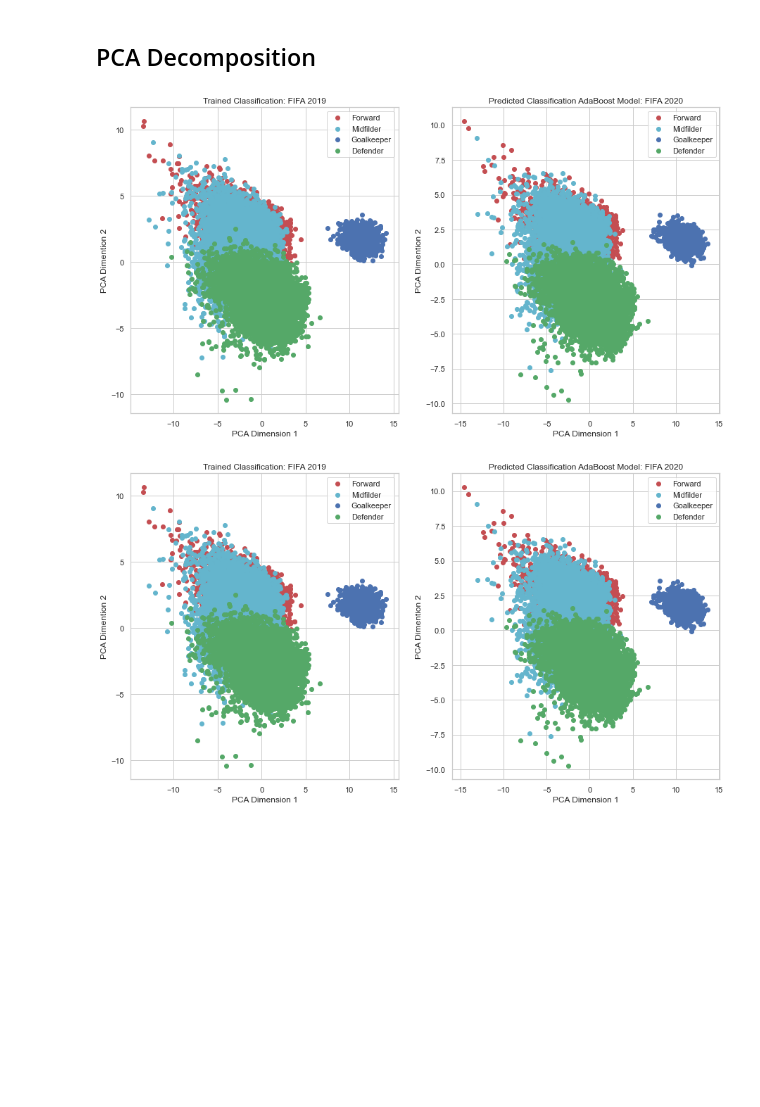
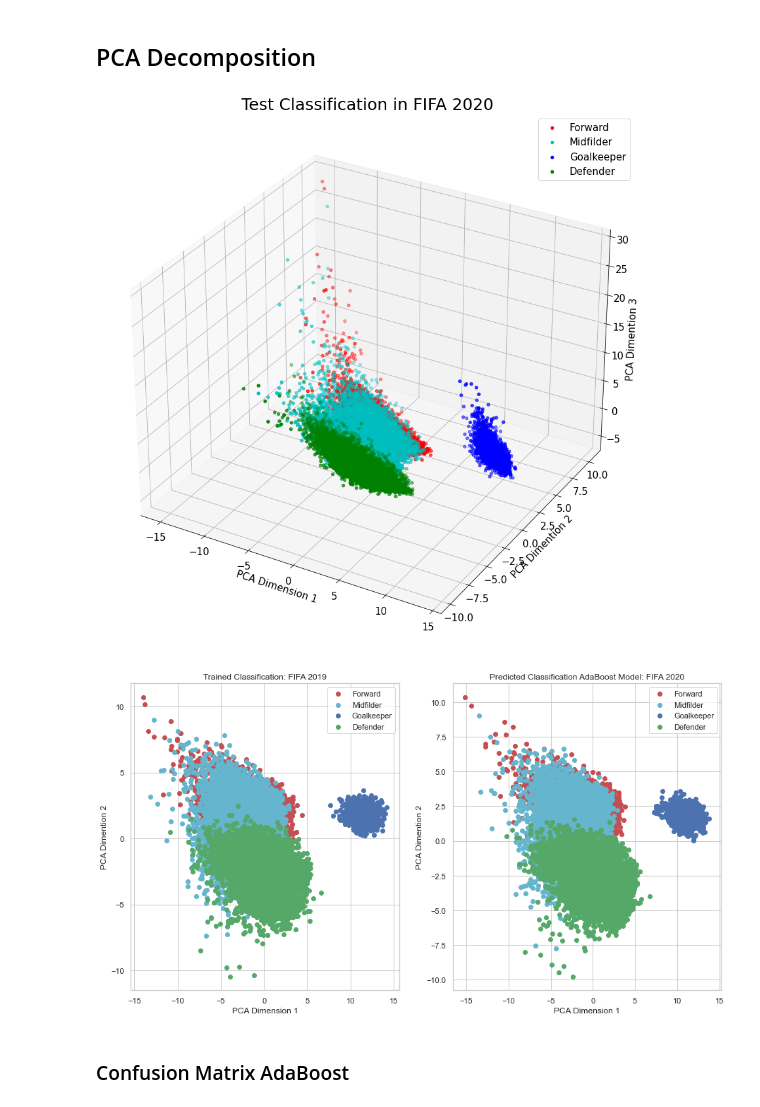
Before and after one commit to rhashimo/cs109-final-project, a Jupyter notebook: 02_Luis_PartB.ipynb, the cells around one changed output. Saved outputs shown, nothing was run; the diff lists cells and outputs as text; code cells hidden in the pictures; blank space fills up the shorter version.

```diff
--- a/02_Luis_PartB.ipynb
+++ b/02_Luis_PartB.ipynb
@@ -490,40 +644,64 @@ plt.show()
 from sklearn.decomposition import PCA
 
 
-num_components = 2
+num_components = 3
 
 # reduce dimensions
 pca_transformer = PCA(num_components).fit(X_train_s)
-X_train_2d = pca_transformer.transform(X_train_s)
-X_test_2d =  pca_transformer.transform(X_test_s)
+X_train_3d = pca_transformer.transform(X_train_s)
+X_test_3d =  pca_transformer.transform(X_test_s)
+# %%
+fig = plt.figure(figsize=(15, 15))
+ax = plt.axes(projection='3d')
+
+colors = ['r','c','b', 'g']
+names = list(df['main_position_g'].unique())
+
+
+for pos in names:
+    index = names.index(pos)
+    pos_gr = X_test_3d[y_test_2==pos]
+    ax.scatter3D(pos_gr[:,0], pos_gr[:,1], pos_gr[:,2], c = colors[index], label=names[index])
+# all plots need labels
+ax.set_xlabel("PCA Dimension 1", size = 15)
+ax.set_ylabel("PCA Dimention 2", size = 15)
+ax.set_zlabel("PCA Dimention 3", size = 15)
+ax.set_title('Test Classification in FIFA 2020', fontsize = 25)
+ax.tick_params(axis='x', labelsize=15)
+ax.tick_params(axis='y', labelsize=15)
+ax.tick_params(axis='z', labelsize=15)
+ax.legend(fontsize = 15);
+# %% [output]
+[figure, added]
 # %%
 names = list(df['main_position_g'].unique())
 colors = ['r','c','b', 'g']
 
 # We loop over the different groups
 fig, ax = plt.subplots(1,2, figsize=(15, 8))
 
 for pos in names:
     index = names.index(pos)
-    pos_gr = X_train_2d[y_train_2==pos]
+    pos_gr = X_train_3d[y_train_2==pos]
     ax[0].scatter(pos_gr[:,0], pos_gr[:,1], c = colors[index], label=names[index])
 
 # all plots need labels
 ax[0].set_xlabel("PCA Dimension 1")
 ax[0].set_ylabel("PCA Dimention 2")
 ax[0].set_title('Trained Classification: FIFA 2019')
 ax[0].legend();
 
 for pos in names:
     index = names.index(pos)
-    pos_gr = X_test_2d[y_pred_boost_2==pos]
+    pos_gr = X_test_3d[y_pred_boost_2==pos]
     ax[1].scatter(pos_gr[:,0], pos_gr[:,1], c = colors[index], label=names[index])
 
 # all plots need labels
 ax[1].set_xlabel("PCA Dimension 1")
 ax[1].set_ylabel("PCA Dimention 2")
 ax[1].set_title('Predicted Classification AdaBoost Model: FIFA 2020')
 ax[1].legend();
 # %% [output]
-[figure, old version]
+[figure, new version]
-[figure, removed]
+# %% [markdown]
+### Confusion Matrix AdaBoost
```
Also changed, not shown: parts of 32 cells of this notebook, 2 other files.
